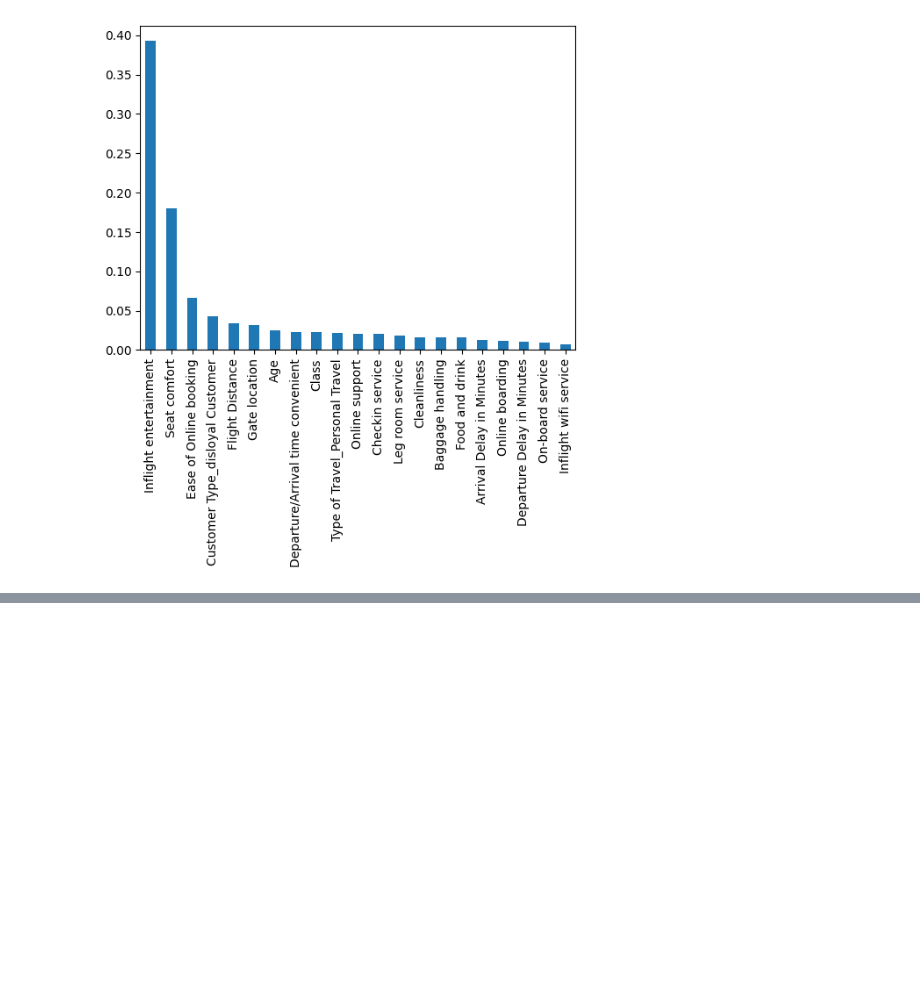
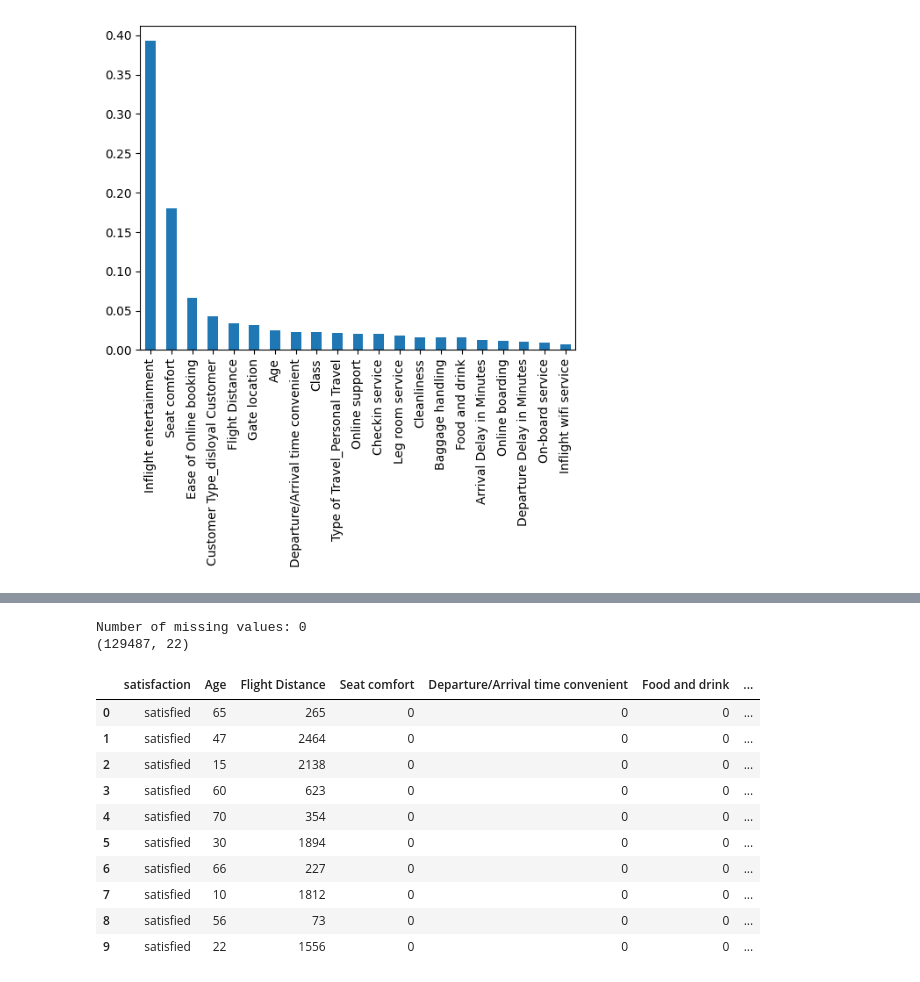
Before and after one commit to matusoff/ML_models, a Jupyter notebook: DecisionTree_CustomerSatisfaction_AirlineCompany.ipynb, the cells around one changed output, grey strips where cells are left out. Cells and saved outputs as stored; diff of their text form; code cells hidden in the pictures; blank space fills up the shorter version.

```diff
--- a/DecisionTree_CustomerSatisfaction_AirlineCompany.ipynb
+++ b/DecisionTree_CustomerSatisfaction_AirlineCompany.ipynb
@@ -25,6 +25,16 @@ from sklearn.model_selection import GridSearchCV
 # Visualization package imports
 import seaborn as sns
 import matplotlib.pyplot as plt
+
+# pickle package to save the model
+import pickle
+
+from sklearn.ensemble import RandomForestClassifier
+from sklearn.model_selection import GridSearchCV, PredefinedSplit, train_test_split
+from sklearn.metrics import accuracy_score, precision_score, recall_score,f1_score
+
+# This lets us see all of the columns, preventing Juptyer from redacting them.
+pd.set_option('display.max_columns', None)
 # %%
 df_original = pd.read_csv("/content/sample_data/Invistico_Airline.csv")
 # %%
@@ -346,0 +358,2 @@ forest_importances.plot.bar(ax=ax);
+# %%
+air_data = pd.read_csv("/content/sample_data/Invistico_Airline.csv")
@@ -346,0 +409,2 @@ forest_importances.plot.bar(ax=ax);
+# %%
+air_data_subset = air_data.dropna(axis=0)
@@ -346,0 +425,30 @@ forest_importances.plot.bar(ax=ax);
+# %%
+# Count of missing values.
+
+print(f"Number of missing values: {air_data_subset.isna().any(axis=1).sum()}")
+print(air_data_subset.shape)
+# %% [output]
+Number of missing values: 0
+(129487, 22)
+# %%
+# Convert categorical features to one-hot encoded features.
+
+# List of columns to encode
+columns_to_encode = ['Customer Type', 'Type of Travel', 'Class']
+
+# Encode the selected columns
+air_data_subset_dummies = pd.get_dummies(air_data_subset, columns=columns_to_encode)
+# %%
+air_data_subset_dummies.head(10)
+# %% [output]
+|  | satisfaction | Age | Flight Distance | Seat comfort | Departure/Arrival time convenient | Food and drink | ... |
+| 0 | satisfied | 65 | 265 | 0 | 0 | 0 | ... |
+| 1 | satisfied | 47 | 2464 | 0 | 0 | 0 | ... |
+| 2 | satisfied | 15 | 2138 | 0 | 0 | 0 | ... |
+| 3 | satisfied | 60 | 623 | 0 | 0 | 0 | ... |
+| 4 | satisfied | 70 | 354 | 0 | 0 | 0 | ... |
+| 5 | satisfied | 30 | 1894 | 0 | 0 | 0 | ... |
+| 6 | satisfied | 66 | 227 | 0 | 0 | 0 | ... |
+| 7 | satisfied | 10 | 1812 | 0 | 0 | 0 | ... |
+| 8 | satisfied | 56 | 73 | 0 | 0 | 0 | ... |
+| 9 | satisfied | 22 | 1556 | 0 | 0 | 0 | ... |
```
Also changed, not shown: parts of 25 cells of this notebook.
